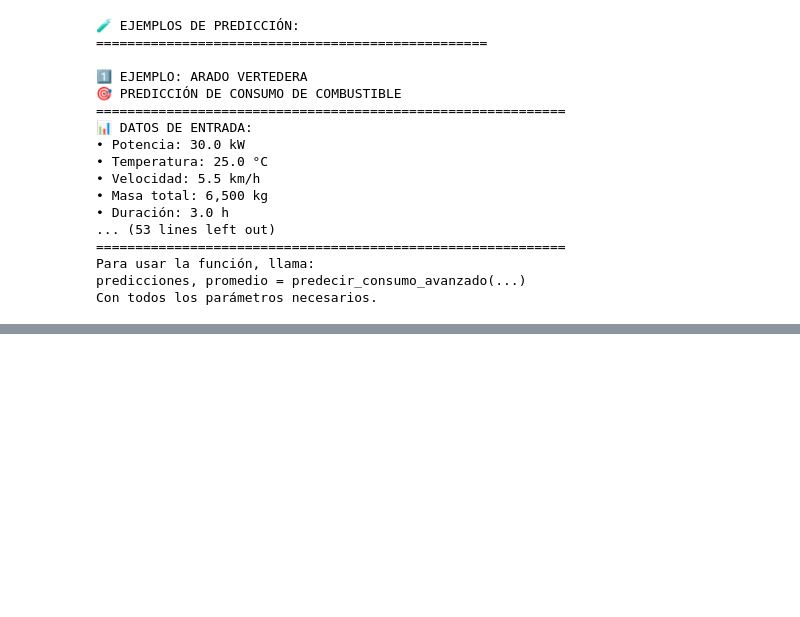
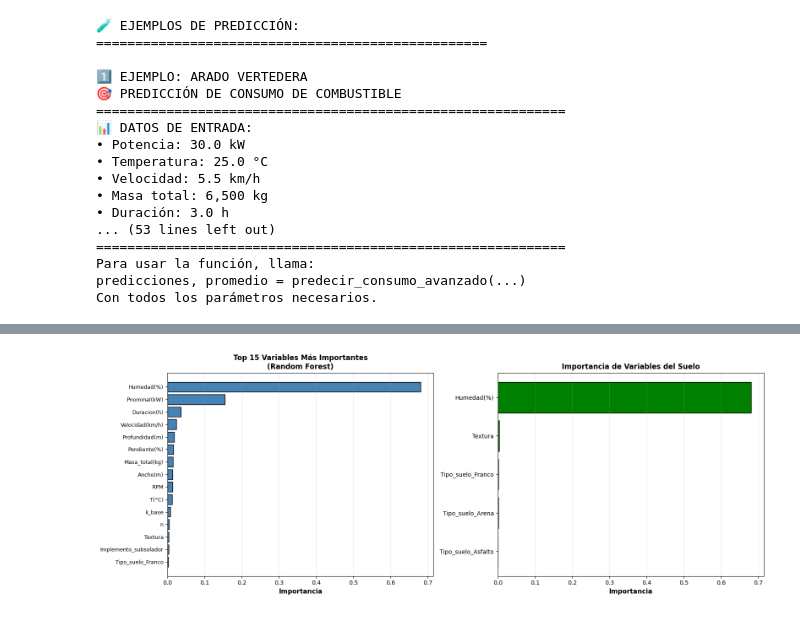
Before and after one commit to jbeleno/Modelo-de-Maquinaria, a Jupyter notebook: modelos_finales_consumo.ipynb, the cells around one changed output, grey strips where cells are left out. Cells and saved outputs as stored; diff of their text form; code cells hidden in the pictures; blank space fills up the shorter version.

```diff
--- a/modelos_finales_consumo.ipynb
+++ b/modelos_finales_consumo.ipynb
@@ -1269,3 +1267,101 @@ print("Con todos los parámetros necesarios.")
 Para usar la función, llama:
 predicciones, promedio = predecir_consumo_avanzado(...)
 Con todos los parámetros necesarios.
+# %%
+# =========================================
+# 📊 ANÁLISIS DE IMPORTANCIA DE VARIABLES
+# =========================================
+import pandas as pd
+import matplotlib.pyplot as plt
+import numpy as np
+
+print("="*70)
+print("📊 IMPORTANCIA DE VARIABLES - RANDOM FOREST")
+print("="*70)
+
+# Obtener importancia de características del mejor modelo
+rf_model = models["Random Forest (Optimizado)"]
+feature_importances = rf_model.feature_importances_
+feature_names = X_train.columns
+
+# Crear DataFrame con importancias
+df_importancia = pd.DataFrame({
+    'Variable': feature_names,
+    'Importancia': feature_importances
+}).sort_values('Importancia', ascending=False)
+
+print("\n🏆 TOP 15 VARIABLES MÁS IMPORTANTES:")
+print("="*70)
+print(df_importancia.head(15).to_string(index=False))
+
+# Análisis específico de variables del suelo
+print("\n" + "="*70)
+print("🌱 IMPORTANCIA DE VARIABLES RELACIONADAS CON EL SUELO:")
+print("="*70)
+
+# Filtrar variables relacionadas con suelo
+variables_suelo = df_importancia[
+    df_importancia['Variable'].str.contains('suelo|Suelo|Textura|Humedad', case=False, na=False)
+].copy()
+
+# Inicializar variable
+importancia_total_suelo = 0
+
+if len(variables_suelo) > 0:
+    print(variables_suelo.to_string(index=False))
+    importancia_total_suelo = variables_suelo['Importancia'].sum()
+    print(f"\n📊 Importancia total de variables del suelo: {importancia_total_suelo:.4f} ({importancia_total_suelo*100:.2f}%)")
+
+    # Análisis detallado
+    print("\n📋 DESGLOSE DE IMPORTANCIA:")
+    for _, row in variables_suelo.iterrows():
+        porcentaje = (row['Importancia'] / df_importancia['Importancia'].sum()) * 100
+        print(f"  • {row['Variable']}: {row['Importancia']:.4f} ({porcentaje:.2f}% del total)")
+else:
+    print("No se encontraron variables específicas del suelo")
+
+# Visualización
+fig, axes = plt.subplots(1, 2, figsize=(16, 6))
+
+# Gráfico 1: Top 15 variables
+top_15 = df_importancia.head(15)
+axes[0].barh(range(len(top_15)), top_15['Importancia'], color='steelblue', edgecolor='black')
+axes[0].set_yticks(range(len(top_15)))
+axes[0].set_yticklabels(top_15['Variable'], fontsize=9)
+axes[0].set_xlabel('Importancia', fontsize=11, fontweight='bold')
+axes[0].set_title('Top 15 Variables Más Importantes\n(Random Forest)',
+                 fontsize=12, fontweight='bold')
+axes[0].grid(True, alpha=0.3, axis='x')
+axes[0].invert_yaxis()
+
+# Gráfico 2: Variables del suelo (si existen)
+if len(variables_suelo) > 0:
+    axes[1].barh(range(len(variables_suelo)), variables_suelo['Importancia'],
+                color='green', edgecolor='black')
+    axes[1].set_yticks(range(len(variables_suelo)))
+    axes[1].set_yticklabels(variables_suelo['Variable'], fontsize=10)
+    axes[1].set_xlabel('Importancia', fontsize=11, fontweight='bold')
+    axes[1].set_title('Importancia de Variables del Suelo',
+                     fontsize=12, fontweight='bold')
+    axes[1].grid(True, alpha=0.3, axis='x')
+    axes[1].invert_yaxis()
+else:
+    axes[1].text(0.5, 0.5, 'No hay variables específicas\ndel suelo identificadas',
+                ha='center', va='center', fontsize=12)
+    axes[1].set_title('Variables del Suelo', fontsize=12, fontweight='bold')
+
+plt.tight_layout()
+plt.show()
+
+# Guardar resultados
+df_importancia.to_csv("importancia_variables.csv", index=False)
+print("\n💾 Importancia de variables guardada en: importancia_variables.csv")
+
+# Resumen para el documento
+print("\n" + "="*70)
+print("📄 RESUMEN PARA DOCUMENTACIÓN:")
+print("="*70)
+print(f"Total de variables analizadas: {len(df_importancia)}")
+print(f"Importancia total de variables del suelo: {importancia_total_suelo*100:.2f}%")
+print(f"Variable más importante: {df_importancia.iloc[0]['Variable']} ({df_importancia.iloc[0]['Importancia']:.4f})")
+# %% [output]
@@ -1271,0 +1385 @@ Con todos los parámetros necesarios.
+[figure, added]
```
Also changed, not shown: parts of 2 cells of this notebook, 7 other files.
